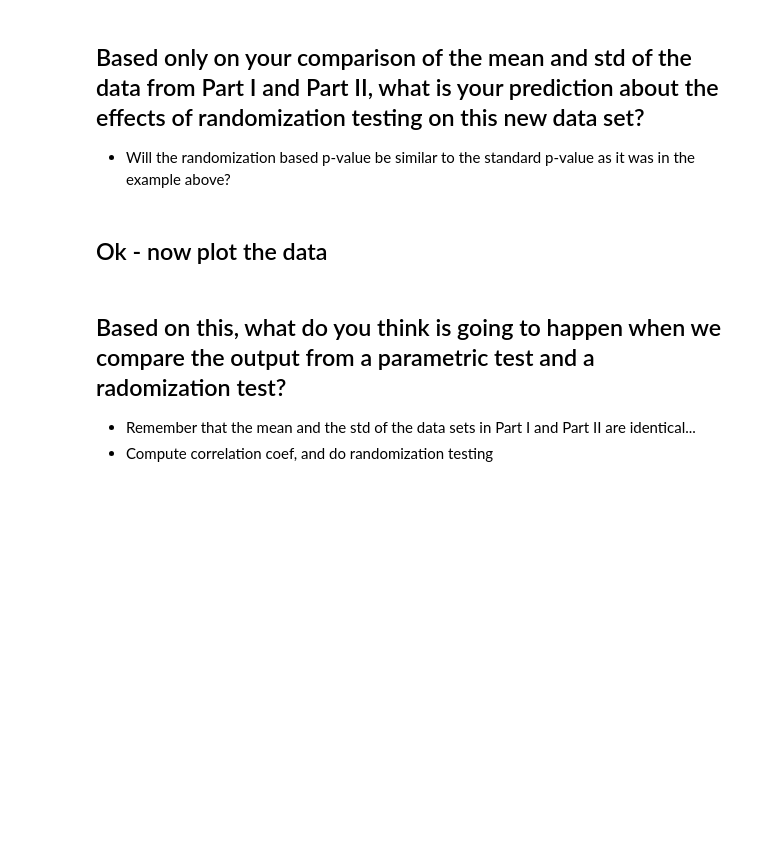
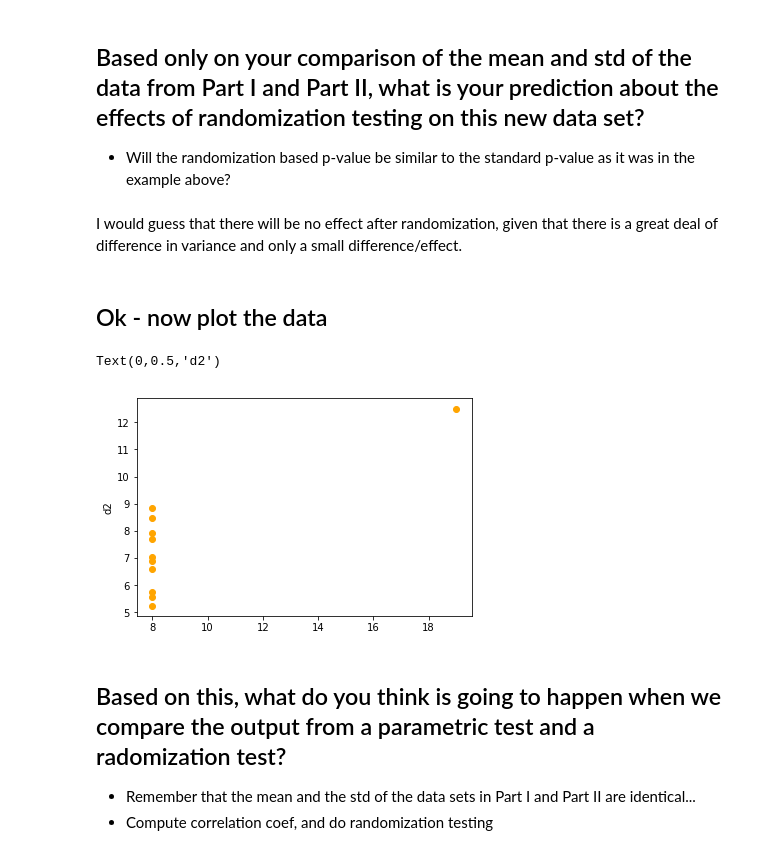
Before and after one commit to JonathanKeefe/PSYC-NEU-231, a Jupyter notebook: Tutorial031_Exercises_InClass.ipynb, the cells around one changed output. Drawn from its saved outputs; the diff is of its cells as text; code cells hidden in the pictures; blank space fills up the shorter version.

```diff
--- a/Tutorial031_Exercises_InClass.ipynb
+++ b/Tutorial031_Exercises_InClass.ipynb
@@ -74,8 +128,16 @@ d2 = np.array([6.58, 5.76, 7.71, 8.84, 8.47, 7.04, 5.25, 12.5, 5.56, 7.91, 6.89]
 # %% [markdown]
 ## Based only on your comparison of the mean and std of the data from Part I and Part II, what is your prediction about the effects of randomization testing on this new data set?
 * Will the randomization based p-value be similar to the standard p-value as it was in the example above?
+# %% [markdown]
+I would guess that there will be no effect after randomization, given that there is a great deal of difference in variance and only a small difference/effect.
 # %% [markdown]
 ## Ok - now plot the data
+# %%
+plt.scatter(d1, d2, color = 'orange')
+plt.ylabel('d2')
+# %% [output]
+Text(0,0.5,'d2')
+[figure, added]
 # %% [markdown]
 ## Based on this, what do you think is going to happen when we compare the output from a parametric test and a radomization test?
 * Remember that the mean and the std of the data sets in Part I and Part II are identical...
```
Also changed, not shown: parts of 11 cells of this notebook.
